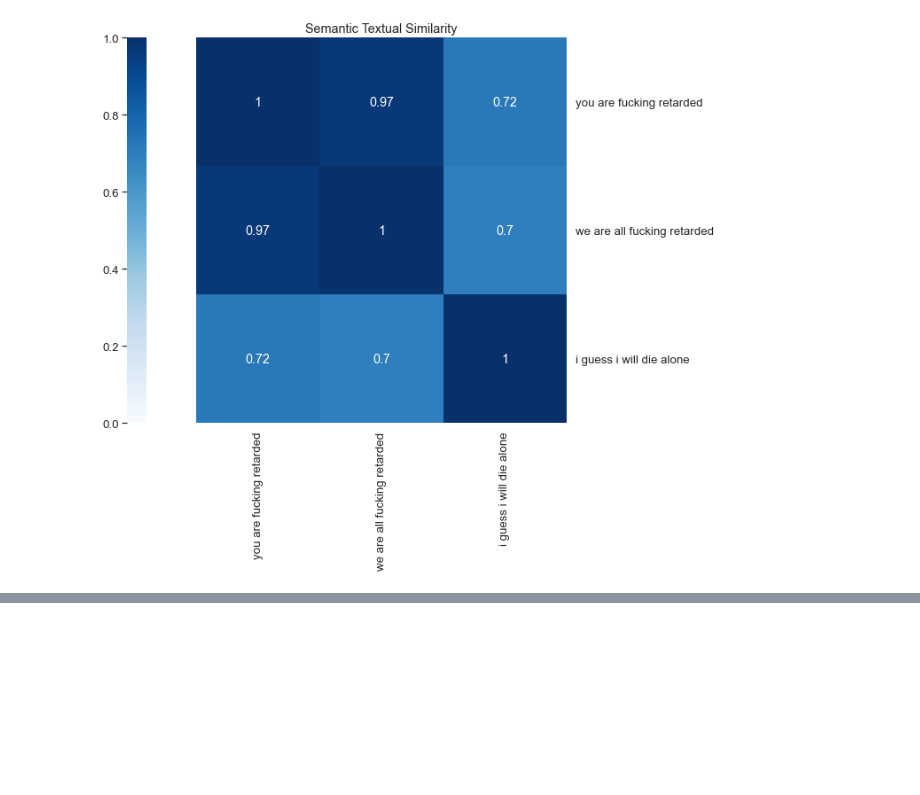
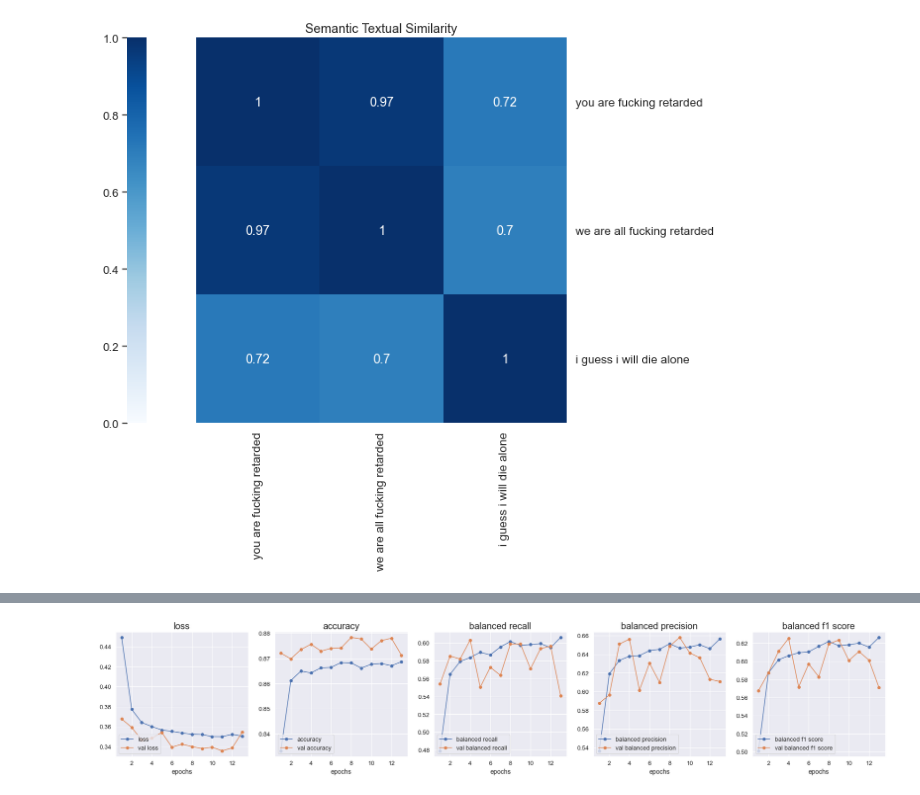
Before and after one commit to Meapy/FYP---Realtime-hatespeech-detection-on-discord-messages, a Jupyter notebook: Prototype3/main.ipynb, the cells around one changed output, grey strips where cells are left out. Drawn from its saved outputs; the diff is of its cells as text; code cells hidden in the pictures; blank space fills up the shorter version.

```diff
--- a/Prototype3/main.ipynb
+++ b/Prototype3/main.ipynb
@@ -286,7 +286,7 @@ x = tf.keras.layers.Dense(num_classes, activation='softmax', name="output")(x)
 
 model = tf.keras.Model(i, x)
 # %%
-n_epochs = 13
+n_epochs = 7
 
 METRICS = [
       tf.keras.metrics.CategoricalAccuracy(name="accuracy"),
@@ -313,16 +322,18 @@ Epoch 1/13
 # %%
-x = list(range(1, 10))
+x = list(range(1, 14))
 metric_list = list(model_fit.history.keys())
 num_metrics = int(len(metric_list)/2)
 
 fig, ax = plt.subplots(nrows=1, ncols=num_metrics, figsize=(30, 5))
 
 for i in range(0, num_metrics):
   ax[i].plot(x, model_fit.history[metric_list[i]], marker="o", label=metric_list[i].replace("_", " "))
   ax[i].plot(x, model_fit.history[metric_list[i+num_metrics]], marker="o", label=metric_list[i+num_metrics].replace("_", " "))
   ax[i].set_xlabel("epochs",fontsize=14)
   ax[i].set_title(metric_list[i].replace("_", " "),fontsize=20)
   ax[i].legend(loc="lower left")
+# %% [output]
+[figure, added]
 # %%
 reviews = [
     "hello world",
```
Also changed, not shown: parts of 2 cells of this notebook, 8 other files.
